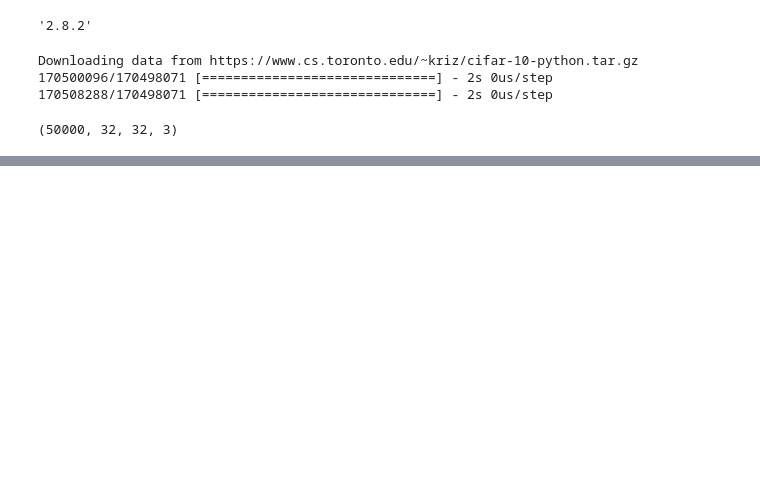
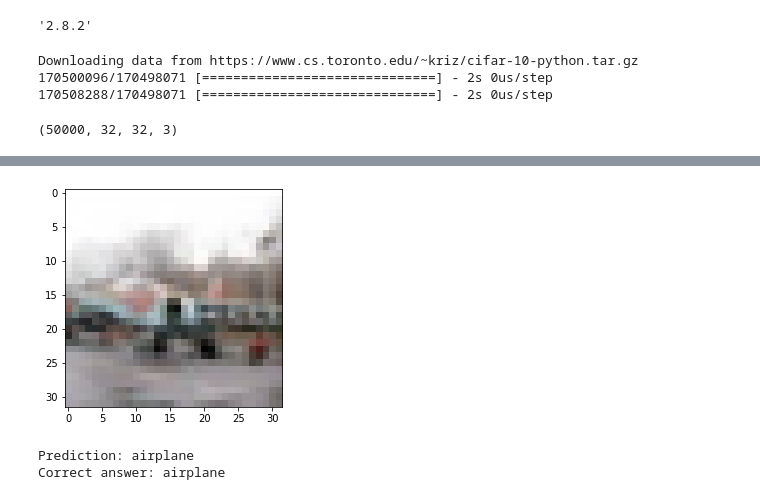
Before and after one commit to td-iceman/Tarandeep-Projects, a Jupyter notebook: Tensorflow/cifar10/cifar10_deepnet1.ipynb, the cells around one changed output, grey strips where cells are left out. Cells and saved outputs as stored; diff of their text form; code cells hidden in the pictures; blank space fills up the shorter version.

```diff
--- a/Tensorflow/cifar10/cifar10_deepnet1.ipynb
+++ b/Tensorflow/cifar10/cifar10_deepnet1.ipynb
@@ -23,0 +125,17 @@ X_train.shape
+# %%
+## -- random output prediction --
+
+n = np.random.randint(0,high=10000)
+
+x = np.array(X_test[n]/255)
+x = x.reshape(-1,32,32,3)
+
+plt.imshow(x[0])
+plt.show()
+
+print(f'Prediction: {labels[np.argmax(model.predict(x))]}')
+print(f'Correct answer: {labels[y_test[n][0]]}')
+# %% [output]
+[figure, added]
+Prediction: airplane
+Correct answer: airplane
```
Also changed, not shown: parts of 6 cells of this notebook.
